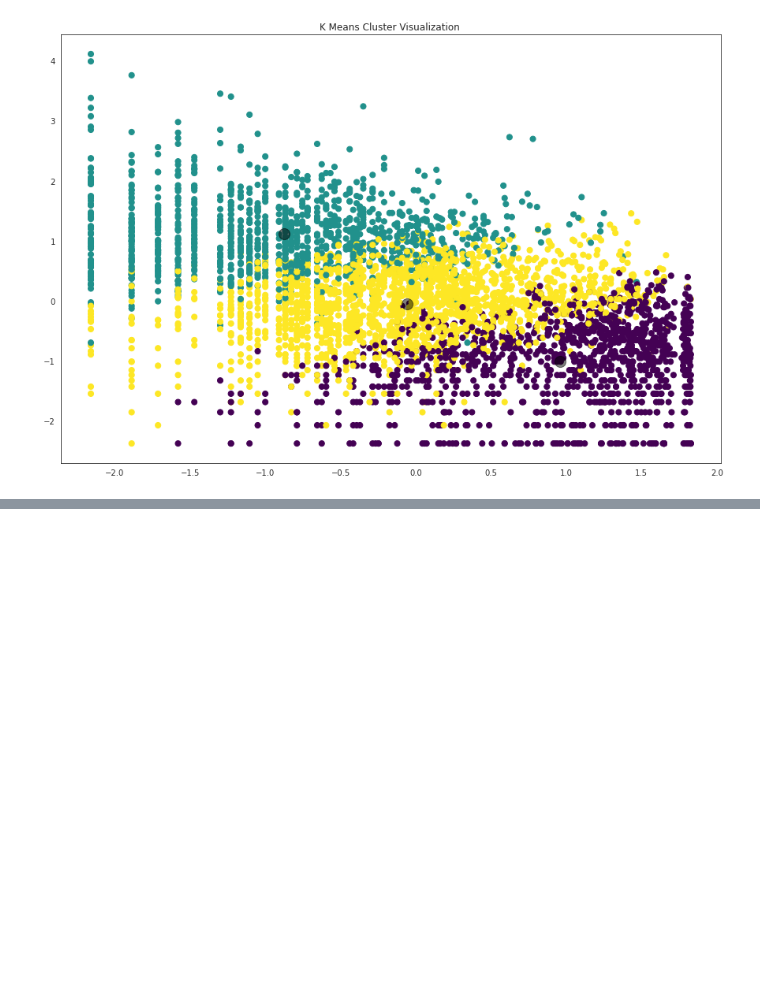
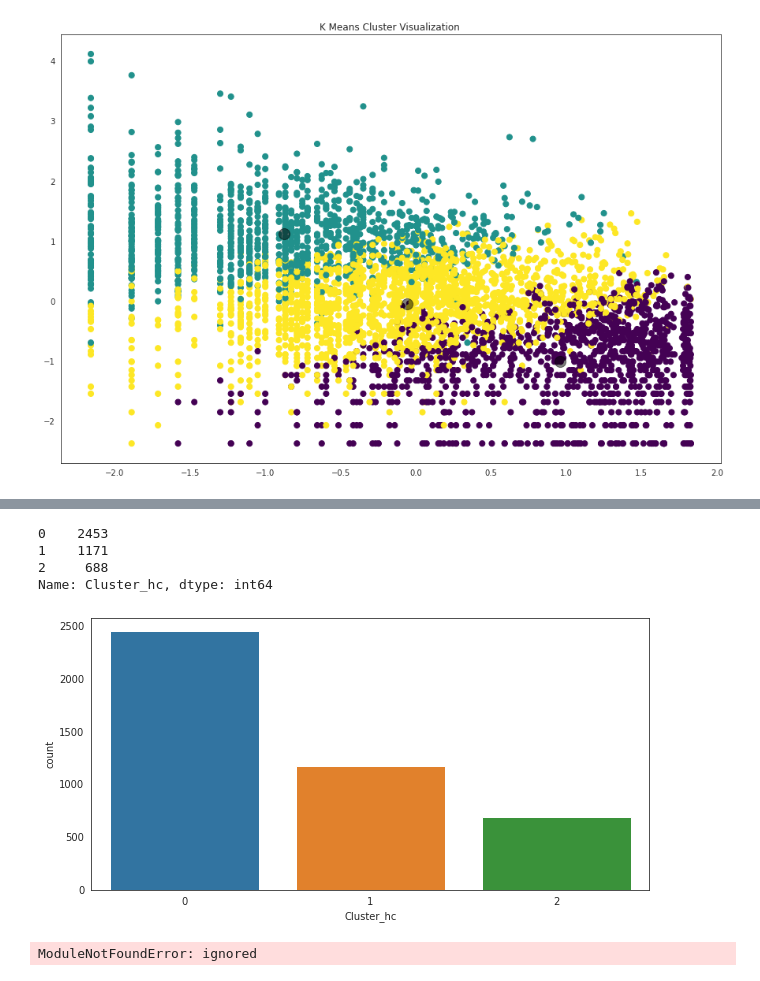
Before and after one commit to TharindaAdhikari/ML_Assignment2_IT19037752_IT19047966_IT19189390, a Jupyter notebook: Customer_Segmentaion.ipynb, the cells around one changed output, grey strips where cells are left out. Drawn from its saved outputs; the diff is of its cells as text; code cells hidden in the pictures; blank space fills up the shorter version.

```diff
--- a/Customer_Segmentaion.ipynb
+++ b/Customer_Segmentaion.ipynb
@@ -1058,0 +1073,10 @@ fig.show()
+# %%
+#Fitting hierarchical clustering to the mall dataset
+from sklearn.cluster import AgglomerativeClustering
+hc = AgglomerativeClustering(n_clusters=3 , affinity='euclidean',linkage='ward')
+y_hc = hc.fit_predict(X_scaled)
+labels_hc = hc.labels_
+# %%
+# creating new column in df_pca dataframe for hierarchical cluster number
+rfm_df['Cluster_hc'] = labels_hc
+rfm_df.head()
@@ -1058,0 +1091,20 @@ fig.show()
+# %%
+rfm_df['Cluster_hc'].value_counts()
+# %% [output]
+0    2453
+1    1171
+2     688
+Name: Cluster_hc, dtype: int64
+# %%
+# COUNT PLOT
+plt.figure(figsize=(10,5))
+ax = sns.countplot(x="Cluster_hc", data=rfm_df)
+# %% [output]
+[figure, added]
+# %%
+from sklearn.neighbors.nearest_centroid import NearestCentroid
+clf = NearestCentroid()
+clf.fit(X_scaled, y_hc)
+print(clf.centroids_)
+# %% [output]
+ModuleNotFoundError: ignored
```
Also changed, not shown: parts of 14 cells of this notebook.
